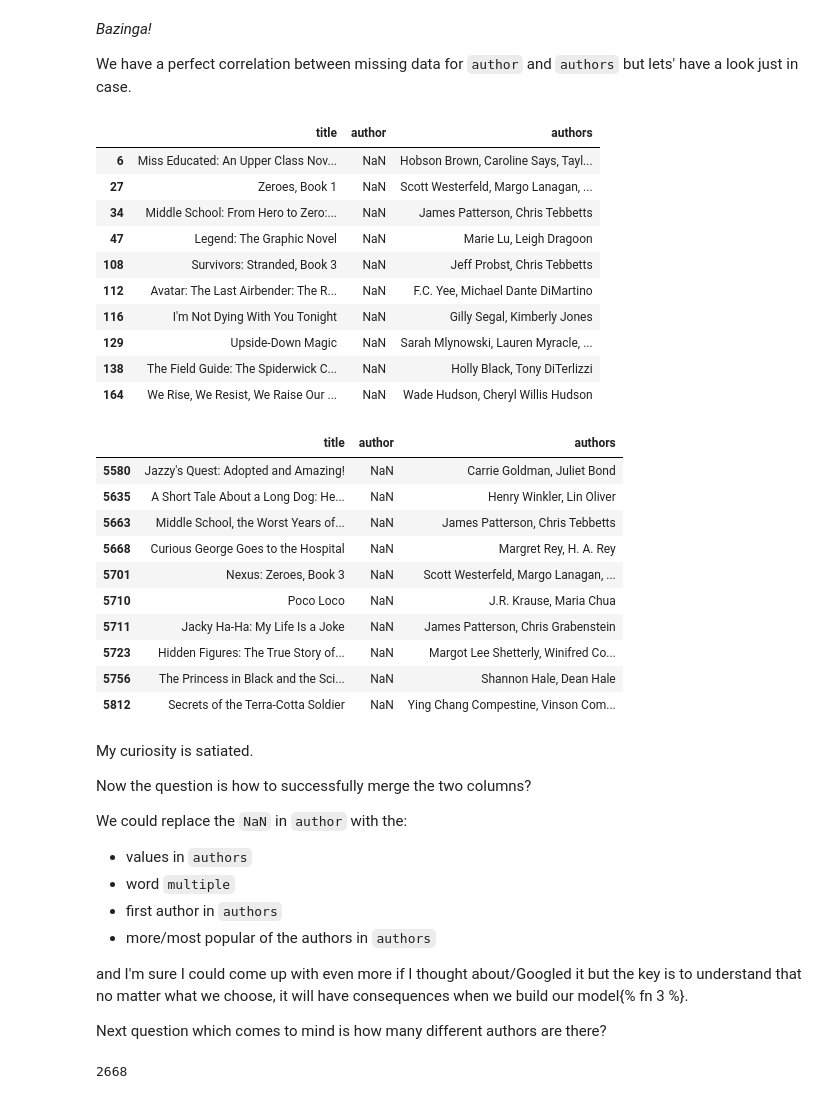
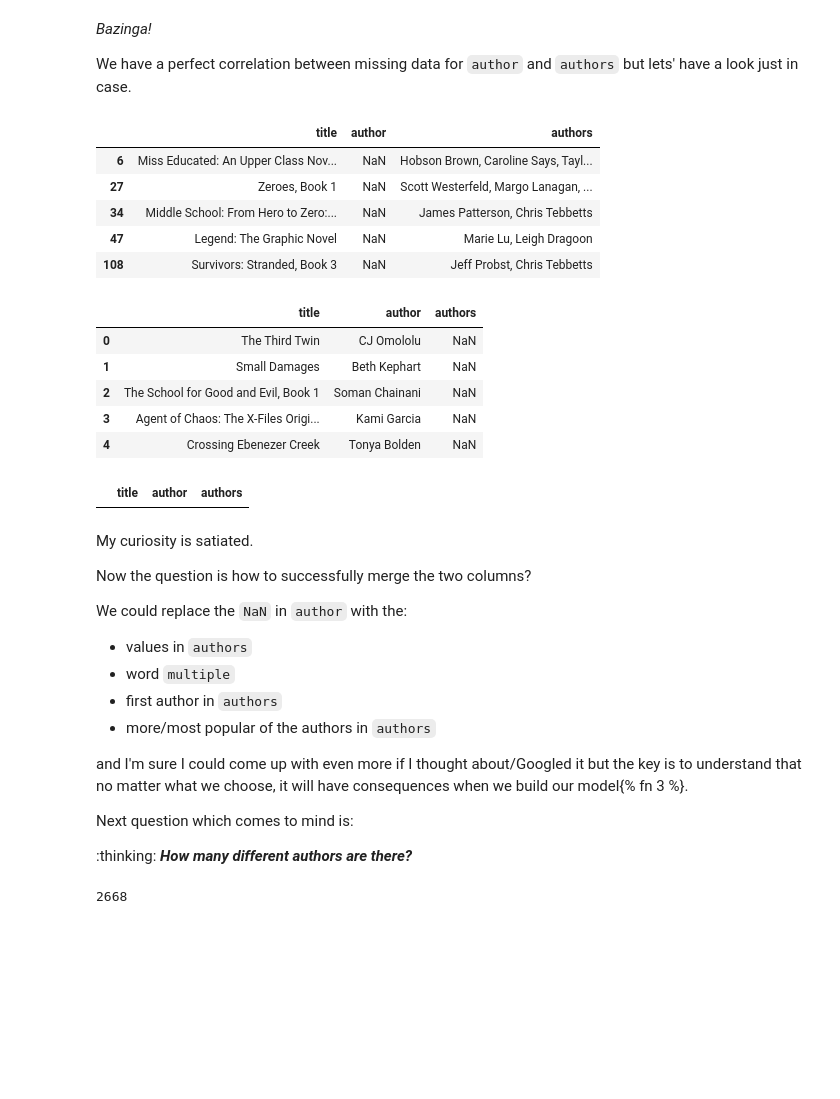
Before and after one commit to educatorsRlearners/an-a-z-of-machine-learning, a Jupyter notebook: _notebooks/2020-06-22-e-is-for-eda.ipynb, the cells around one changed output. Saved outputs shown, nothing was run; the diff lists cells and outputs as text; code cells hidden in the pictures; blank space fills up the shorter version.

```diff
--- a/_notebooks/2020-06-22-e-is-for-eda.ipynb
+++ b/_notebooks/2020-06-22-e-is-for-eda.ipynb
@@ -165,11 +165,11 @@ Now lets subset the data frame so we only have the features of interest.
 
 Given there are twice as many text features compared to non-text features, and the fact that I'm  ~~lazy~~ efficient, I'll create a list of the features I ***don't*** want
 # %%
-non_text = ['par_rating', 'kids_rating', 'csm_rating', 'number_of_pages', "publisher's_recommended_ages", "publication_date", "last_updated"]
+numeric = ['par_rating', 'kids_rating', 'csm_rating', 'number_of_pages', "publisher's_recommended_ages", "publication_date", "last_updated"]
 # %% [markdown]
 and use it to keep the features I ***do*** want.
 # %%
-df_text = df.drop(df[non_text], axis=1)
+df_strings = df.drop(df[numeric], axis=1)
 # %% [markdown]
 _Voila!_
 # %%
@@ -252,7 +265,7 @@ msno.matrix(df_text.loc[:, ['author', 'authors']]);
 
 We have a perfect correlation between missing data for `author` and `authors` but lets' have a look just in case.
 # %%
-df_text.loc[df_text['author'].isna() & df_text["authors"].notna(), ['title', 'author', 'authors']].head(10)
+df_strings.loc[df_strings['author'].isna() & df_strings["authors"].notna(), ['title', 'author', 'authors']].head()
 # %% [output]
 |  | title | author | authors |
 | 6 | Miss Educated: An Upper Class Nov... | NaN | Hobson Brown, Caroline Says, Tayl... |
@@ -260,25 +273,19 @@ df_text.loc[df_text['author'].isna() & df_text["authors"].notna(), ['title', 'au
 | 34 | Middle School: From Hero to Zero:... | NaN | James Patterson, Chris Tebbetts |
 | 47 | Legend: The Graphic Novel | NaN | Marie Lu, Leigh Dragoon |
 | 108 | Survivors: Stranded, Book 3 | NaN | Jeff Probst, Chris Tebbetts |
-| 112 | Avatar: The Last Airbender: The R... | NaN | F.C. Yee, Michael Dante DiMartino |
-| 116 | I'm Not Dying With You Tonight | NaN | Gilly Segal, Kimberly Jones |
-| 129 | Upside-Down Magic | NaN | Sarah Mlynowski, Lauren Myracle, ... |
-| 138 | The Field Guide: The Spiderwick C... | NaN | Holly Black, Tony DiTerlizzi |
-| 164 | We Rise, We Resist, We Raise Our ... | NaN | Wade Hudson, Cheryl Willis Hudson |
+# %%
+df_strings.loc[df_strings['author'].notna() & df_strings["authors"].isna(), ['title', 'author', 'authors']].head()
+# %% [output]
+|  | title | author | authors |
+| 0 | The Third Twin | CJ Omololu | NaN |
+| 1 | Small Damages | Beth Kephart | NaN |
+| 2 | The School for Good and Evil, Book 1 | Soman Chainani | NaN |
+| 3 | Agent of Chaos: The X-Files Origi... | Kami Garcia | NaN |
+| 4 | Crossing Ebenezer Creek | Tonya Bolden | NaN |
 # %%
-df_text.loc[df_text['author'].isna() & df_text["authors"].notna(), ['title', 'author', 'authors']].tail(10)
+df_strings.loc[df_strings['author'].notna() & df_strings["authors"].notna(), ['title', 'author', 'authors']].head()
 # %% [output]
 |  | title | author | authors |
-| 5580 | Jazzy's Quest: Adopted and Amazing! | NaN | Carrie Goldman, Juliet Bond |
-| 5635 | A Short Tale About a Long Dog: He... | NaN | Henry Winkler, Lin Oliver |
-| 5663 | Middle School, the Worst Years of... | NaN | James Patterson, Chris Tebbetts |
-| 5668 | Curious George Goes to the Hospital | NaN | Margret Rey, H. A. Rey |
-| 5701 | Nexus: Zeroes, Book 3 | NaN | Scott Westerfeld, Margo Lanagan, ... |
-| 5710 | Poco Loco | NaN | J.R. Krause, Maria Chua |
-| 5711 | Jacky Ha-Ha: My Life Is a Joke | NaN | James Patterson, Chris Grabenstein |
-| 5723 | Hidden Figures: The True Story of... | NaN | Margot Lee Shetterly, Winifred Co... |
-| 5756 | The Princess in Black and the Sci... | NaN | Shannon Hale, Dean Hale |
-| 5812 | Secrets of the Terra-Cotta Soldier | NaN | Ying Chang Compestine, Vinson Com... |
 # %% [markdown]
 My curiosity is satiated.
 
@@ -292,5 +299,7 @@ We could replace the `NaN` in `author` with the:
 
 and I'm sure I could come up with even more if I thought about/Googled it but the key is to understand that no matter what we choose, it will have consequences when we build our model{% fn 3 %}.
 
-Next question which comes to mind is how many different authors are there?
+Next question which comes to mind is:
+
+:thinking: ***How many different authors are there?***
 # %%
```
Also changed, not shown: parts of 19 cells of this notebook.
